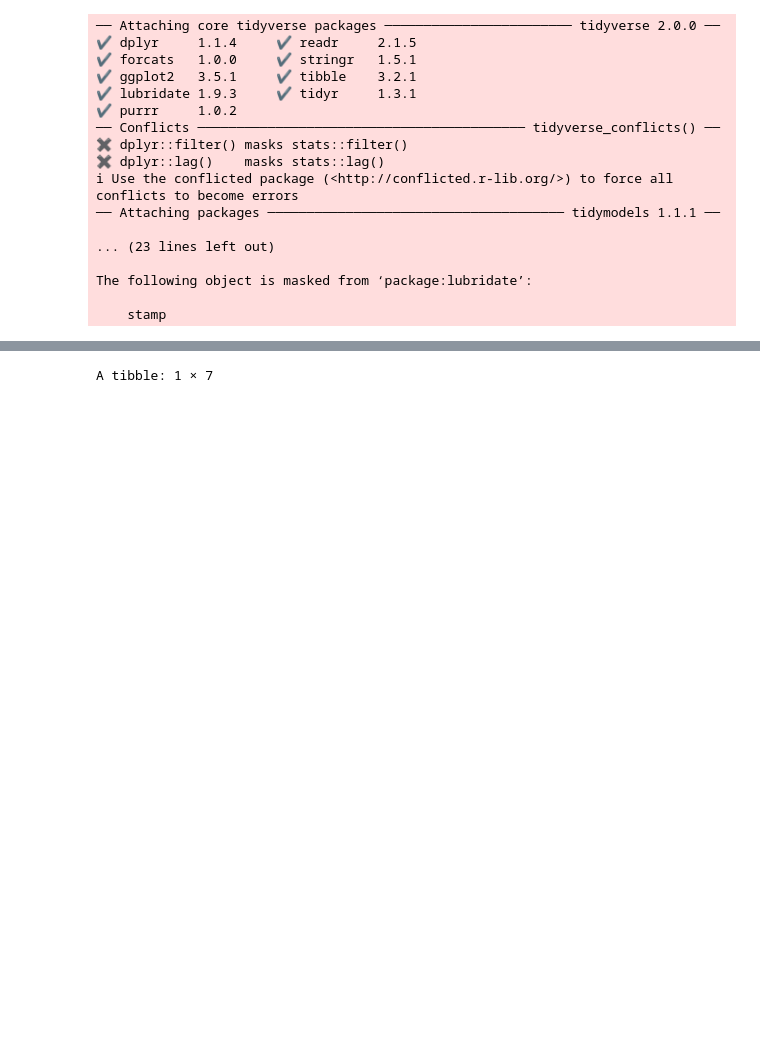
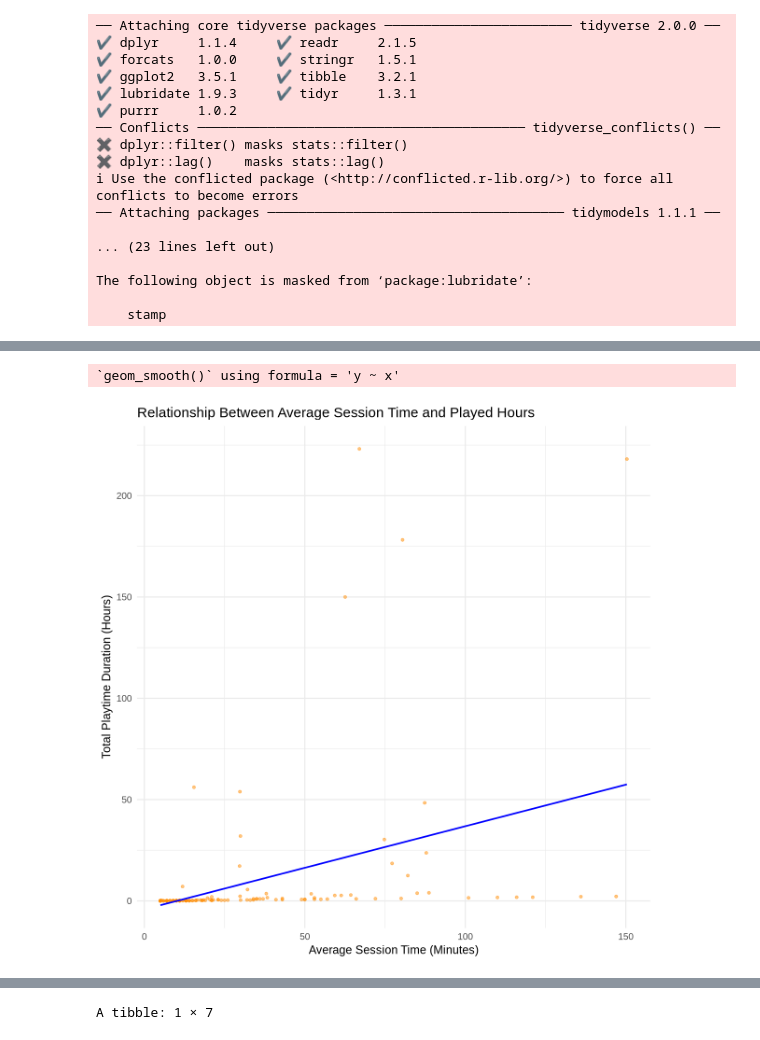
Before and after one commit to Michaele0128/Final_Project, a Jupyter notebook: Final Project.ipynb, the cells around one changed output, grey strips where cells are left out. Drawn from its saved outputs; the diff is of its cells as text; code cells hidden in the pictures; blank space fills up the shorter version.

```diff
--- a/Final Project.ipynb
+++ b/Final Project.ipynb
@@ -154,0 +168,12 @@ A tibble: 125 × 9
+# %%
+#Average session time and played hours relationship
+ggplot(players_tidy, aes(x = average_session_time, y = played_hours)) +
+  geom_point(alpha = 0.5, color = "darkorange") +
+  geom_smooth(method = "lm", color = "blue", se = FALSE) +
+  xlab("Average Session Time (Minutes)") +
+  ylab("Total Playtime Duration (Hours)") +
+  ggtitle("Relationship Between Average Session Time and Played Hours") +
+  theme_minimal(base_size = 15)
+# %% [output]
+`geom_smooth()` using formula = 'y ~ x'
+[figure, added]
```
Also changed, not shown: parts of 9 cells of this notebook.
